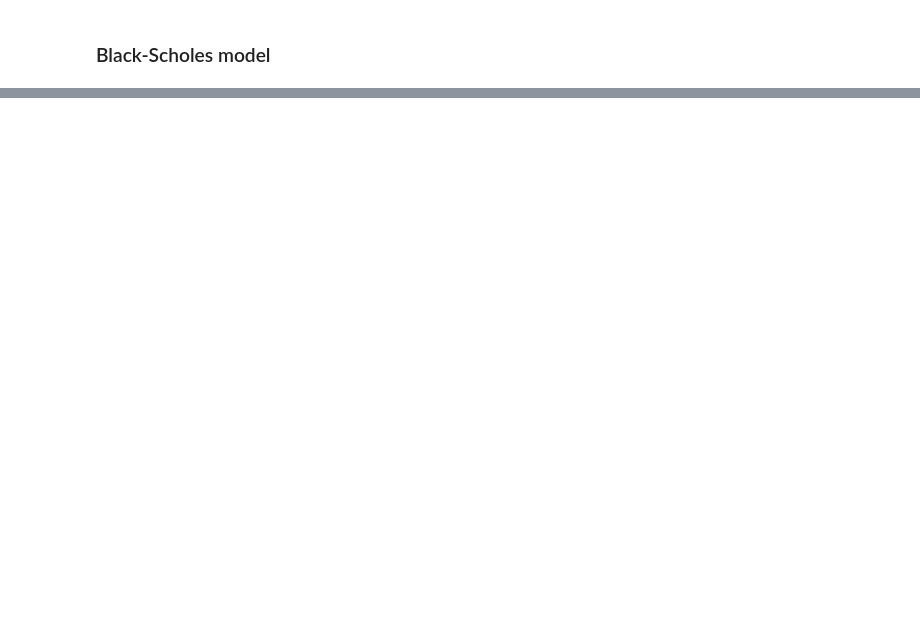
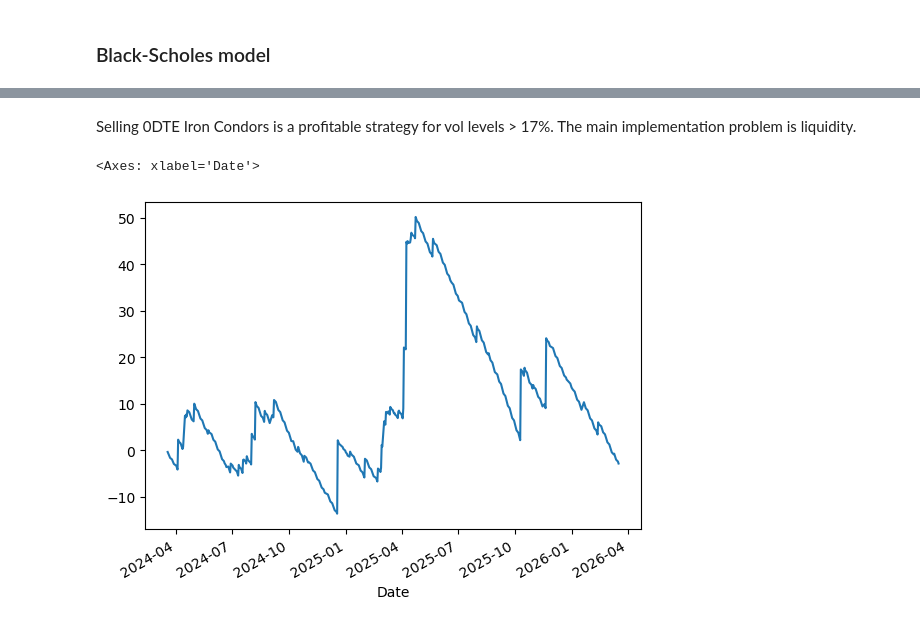
Before and after one commit to matthiasbouquet/advanced_algorithmic_trading, a Jupyter notebook: assignments/week_5/day_22.ipynb, the cells around one changed output, grey strips where cells are left out. Saved outputs shown, nothing was run; the diff lists cells and outputs as text; code cells hidden in the pictures; blank space fills up the shorter version.

```diff
--- a/assignments/week_5/day_22.ipynb
+++ b/assignments/week_5/day_22.ipynb
@@ -188,0 +252,10 @@ df_trade
+# %% [markdown]
+Selling 0DTE Iron Condors is a profitable strategy for vol levels > 17%.
+The main implementation problem is liquidity.
+# %%
+# Note that the PNL from buying the lower delta puts provides a tail-risk protection.
+# This confirms that is is key to sell put spreads and not outright puts.
+pnls['pnl_put_long']['cum_pnl'].plot()
+# %% [output]
+<Axes: xlabel='Date'>
+[figure, added]
```
Also changed, not shown: parts of 15 cells of this notebook, 1 other file.
